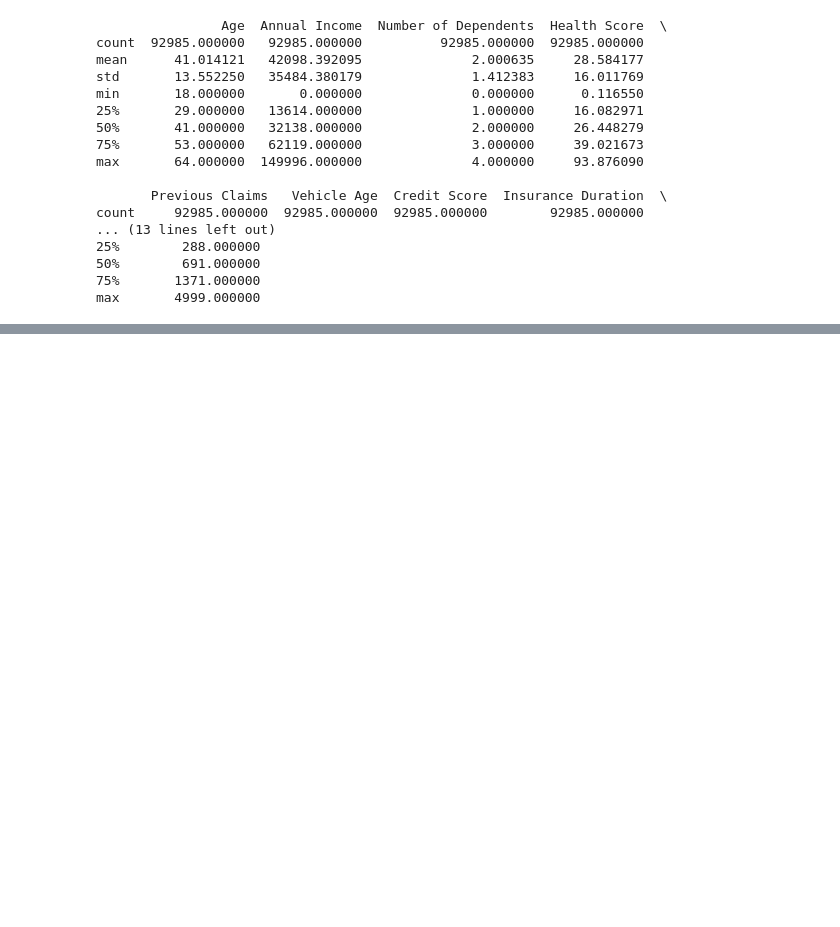
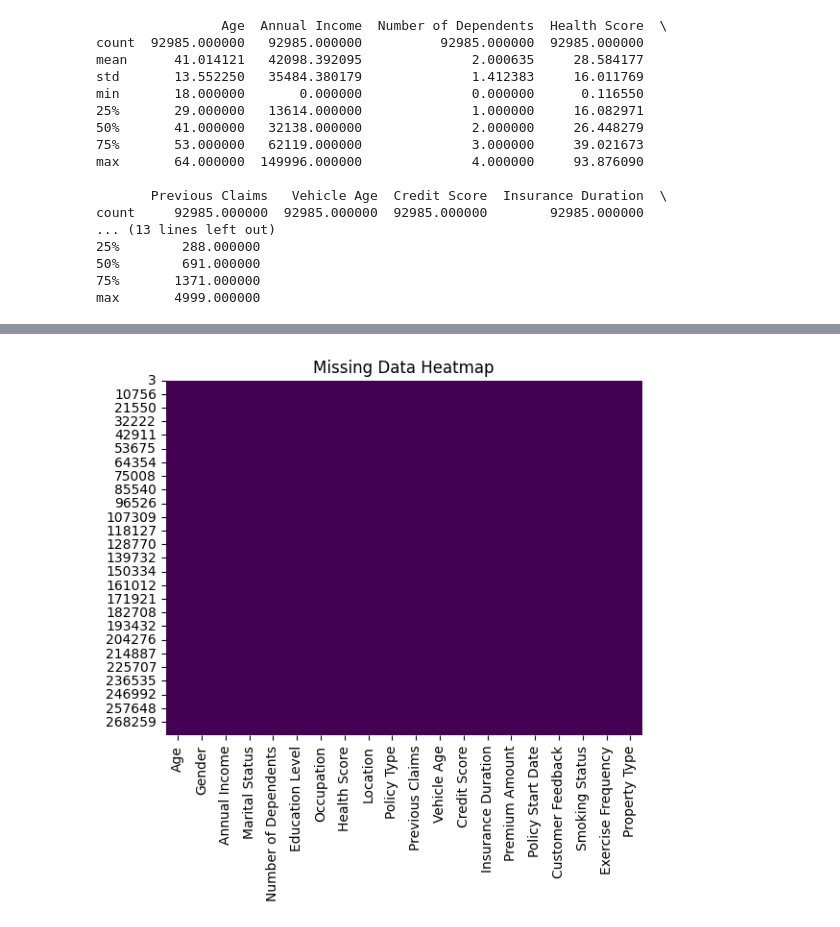
Before and after one commit to HenriqueGuima/Insurance-Risk-Assessment, a Jupyter notebook: supervised_learning_insurance.ipynb, the cells around one changed output, grey strips where cells are left out. Cells and saved outputs as stored; diff of their text form; code cells hidden in the pictures; blank space fills up the shorter version.

```diff
--- a/supervised_learning_insurance.ipynb
+++ b/supervised_learning_insurance.ipynb
@@ -208,19 +281,3 @@ new_data['Property Type'] = new_data['Property Type'].map({'Apartment': 0, 'Hous
 new_data['Customer Feedback'] = new_data['Customer Feedback'].map({'Poor': 0, 'Average': 1, 'Good': 2})
 new_data['Exercise Frequency'] = new_data['Exercise Frequency'].map({'Daily': 0, 'Weekly': 1, 'Monthly': 2, 'Rarely': 3})
 new_data['Smoking Status'] = new_data['Smoking Status'].map({'Yes': 1, 'No': 0})
-
-# Change data types
-new_data.loc[:, 'Age'] = new_data['Age'].astype(int)
-# new_data.loc[:, 'Gender'] = new_data['Gender'].astype(bool)
-new_data.loc[:, 'Number of Dependents'] = new_data['Number of Dependents'].astype(int)
-new_data.loc[:, 'Previous Claims'] = new_data['Previous Claims'].astype(int)
-new_data.loc[:, 'Credit Score'] = new_data['Credit Score'].astype(int)
-new_data.loc[:, 'Premium Amount'] = new_data['Premium Amount'].astype(int)
-new_data.loc[:, 'Smoking Status'] = new_data['Smoking Status'].astype(int)
-
-# print(new_data['Property Type'].head())
-# print(new_data['Smoking Status'].head())
-new_data.loc[:, 'Property Type'] = new_data['Property Type'].astype(int)
-
-# Display the first 5 rows of the new data
-# print(new_data.head())
@@ -264,0 +284,18 @@ None
+# %%
+# Change data types
+# new_data.loc[:, 'Age'] = new_data['Age'].astype(int)
+
+# Age to int
+new_data['Age'] = new_data['Age'].astype(int)
+
+# new_data.loc[:, 'Gender'] = new_data['Gender'].astype(bool)
+new_data['Number of Dependents'] = new_data['Number of Dependents'].astype(int)
+new_data['Previous Claims'] = new_data['Previous Claims'].astype(int)
+new_data['Credit Score'] = new_data['Credit Score'].astype(int)
+new_data['Premium Amount'] = new_data['Premium Amount'].astype(int)
+new_data['Smoking Status'] = new_data['Smoking Status'].astype(int)
+new_data['Property Type'] = new_data['Property Type'].astype(int)
+
+# Display the first 5 rows of the new data
+# print(new_data.head())
+print(new_data.info())
@@ -264,0 +337,7 @@ None
+# %%
+# Missing data heatmap
+sns.heatmap(new_data.isnull(), cbar=False, cmap='viridis')
+plt.title("Missing Data Heatmap")
+plt.show()
+# %% [output]
+[figure, added]
```
Also changed, not shown: parts of 15 cells of this notebook, 1 other file.
